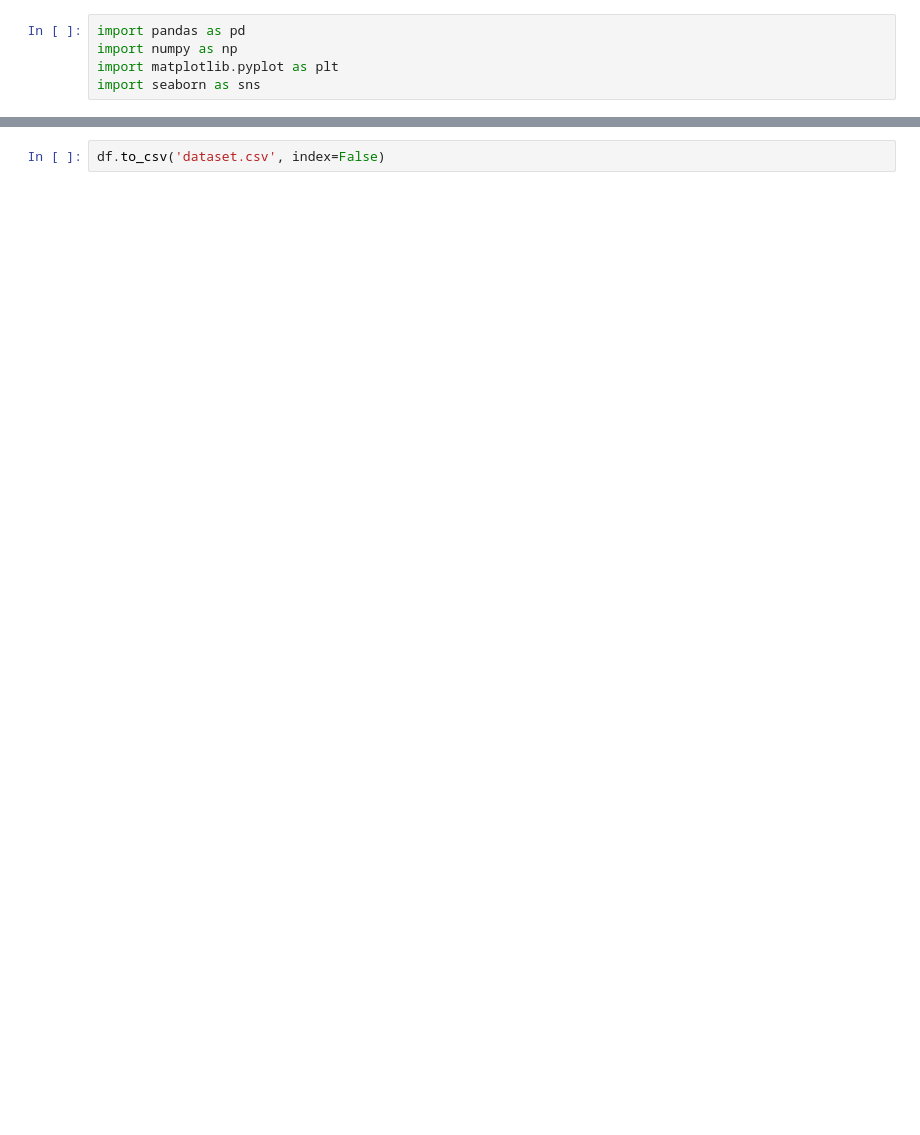
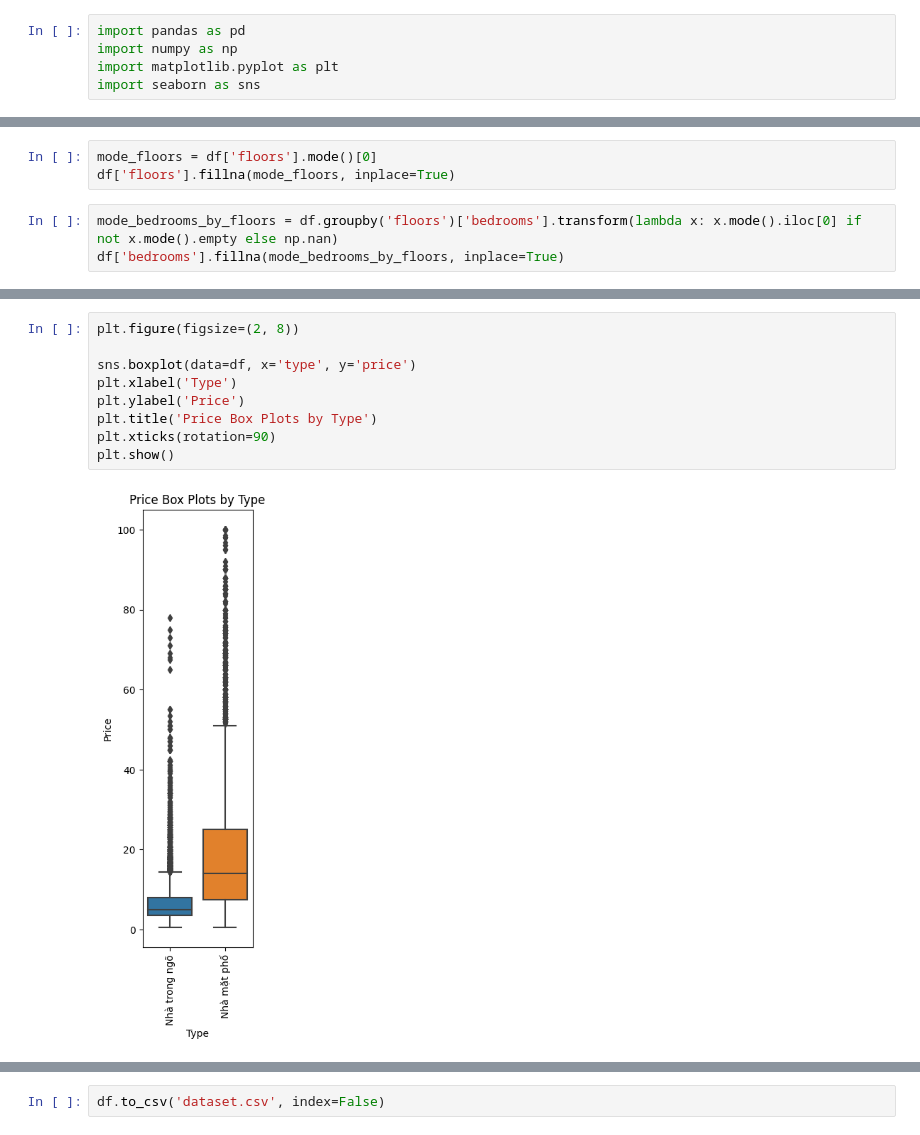
Before and after one commit to hail75/HREP, a Jupyter notebook: data_preparation.ipynb, the cells around one changed output, grey strips where cells are left out. Drawn from its saved outputs; the diff is of its cells as text; blank space fills up the shorter version.

```diff
--- a/data_preparation.ipynb
+++ b/data_preparation.ipynb
@@ -77,0 +133,6 @@ df
+# %%
+mode_floors = df['floors'].mode()[0]
+df['floors'].fillna(mode_floors, inplace=True)
+# %%
+mode_bedrooms_by_floors = df.groupby('floors')['bedrooms'].transform(lambda x: x.mode().iloc[0] if not x.mode().empty else np.nan)
+df['bedrooms'].fillna(mode_bedrooms_by_floors, inplace=True)
@@ -77,0 +209,11 @@ df
+# %%
+plt.figure(figsize=(2, 8))
+
+sns.boxplot(data=df, x='type', y='price')
+plt.xlabel('Type')
+plt.ylabel('Price')
+plt.title('Price Box Plots by Type')
+plt.xticks(rotation=90)
+plt.show()
+# %% [output]
+[figure, added]
```
Also changed, not shown: parts of 29 cells of this notebook, 3 other files.
